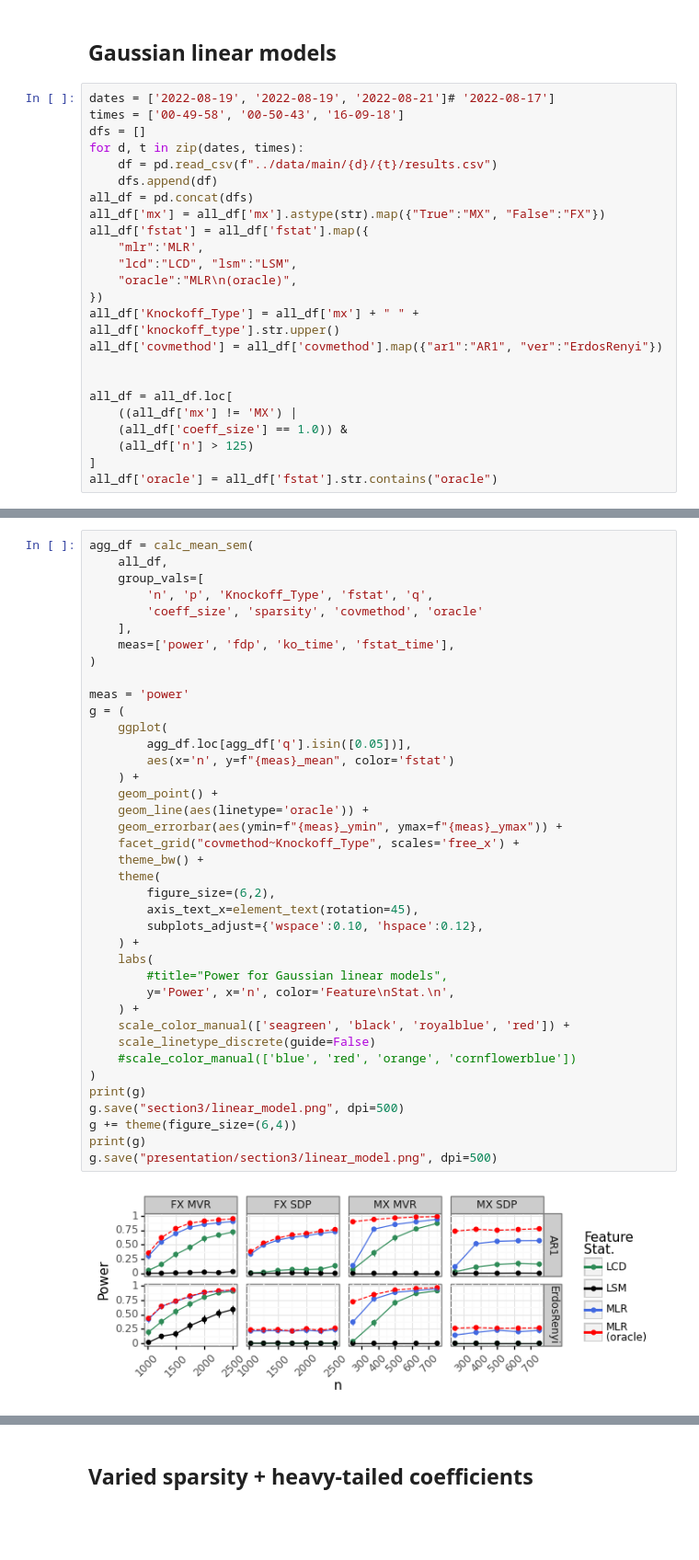
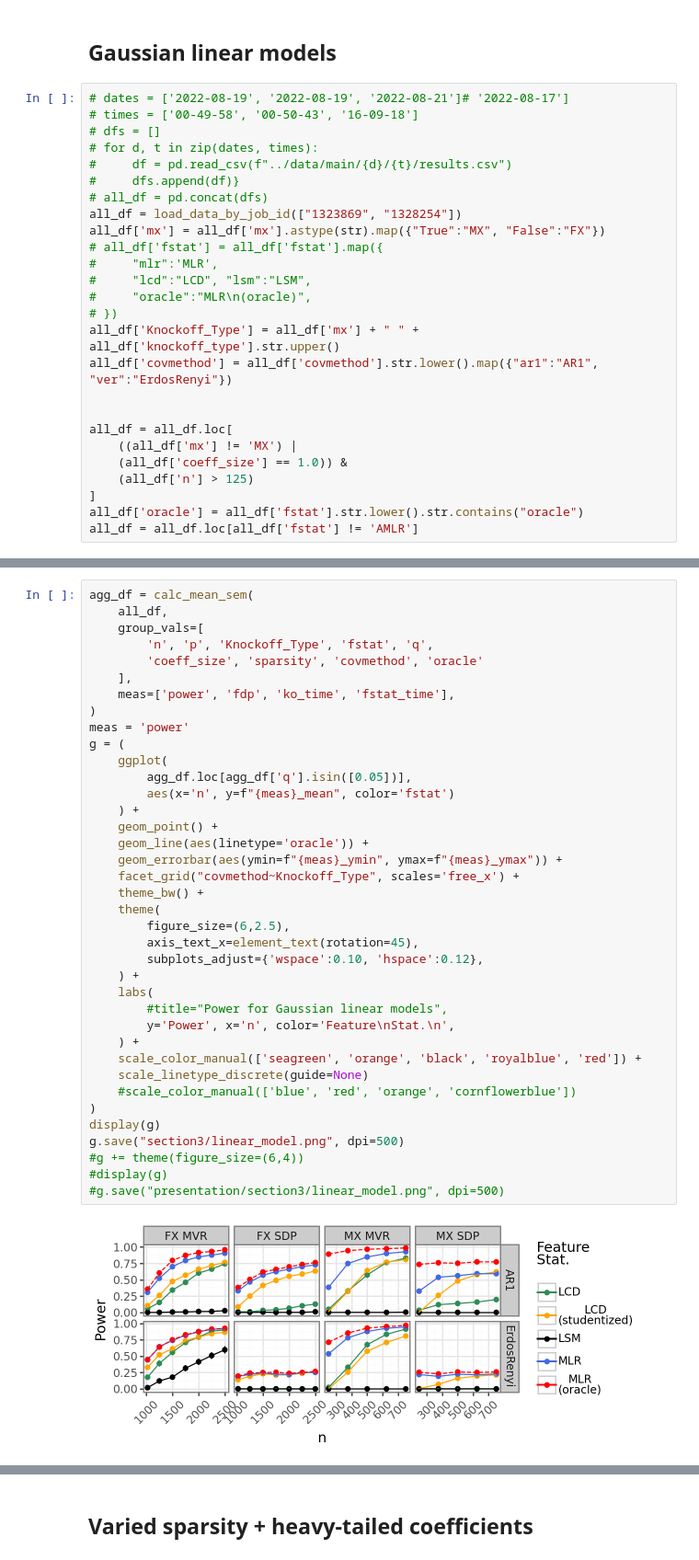
Before and after one commit to amspector100/mlr_knockoff_paper, a Jupyter notebook: final-plots/final_plots.ipynb, the cells around one changed output, grey strips where cells are left out. Shown at 92% size. Saved outputs shown, nothing was run; the diff lists cells and outputs as text; blank space fills up the shorter version.

```diff
--- a/final-plots/final_plots.ipynb
+++ b/final-plots/final_plots.ipynb
@@ -322,21 +361,22 @@ Maximum off-diagonal element is 0.024290819081908138.
 # %% [markdown]
 ## Gaussian linear models
 # %%
-dates = ['2022-08-19', '2022-08-19', '2022-08-21']# '2022-08-17']
-times = ['00-49-58', '00-50-43', '16-09-18']
-dfs = []
-for d, t in zip(dates, times):
-    df = pd.read_csv(f"../data/main/{d}/{t}/results.csv")
-    dfs.append(df)
-all_df = pd.concat(dfs)
+# dates = ['2022-08-19', '2022-08-19', '2022-08-21']# '2022-08-17']
+# times = ['00-49-58', '00-50-43', '16-09-18']
+# dfs = []
+# for d, t in zip(dates, times):
+#     df = pd.read_csv(f"../data/main/{d}/{t}/results.csv")
+#     dfs.append(df)}
+# all_df = pd.concat(dfs)
+all_df = load_data_by_job_id(["1323869", "1328254"])
 all_df['mx'] = all_df['mx'].astype(str).map({"True":"MX", "False":"FX"})
-all_df['fstat'] = all_df['fstat'].map({
-    "mlr":'MLR',
-    "lcd":"LCD", "lsm":"LSM",
-    "oracle":"MLR\n(oracle)",
-})
+# all_df['fstat'] = all_df['fstat'].map({
+#     "mlr":'MLR',
+#     "lcd":"LCD", "lsm":"LSM",
+#     "oracle":"MLR\n(oracle)",
+# })
 all_df['Knockoff_Type'] = all_df['mx'] + " " + all_df['knockoff_type'].str.upper()
-all_df['covmethod'] = all_df['covmethod'].map({"ar1":"AR1", "ver":"ErdosRenyi"})
+all_df['covmethod'] = all_df['covmethod'].str.lower().map({"ar1":"AR1", "ver":"ErdosRenyi"})
 
 
 all_df = all_df.loc[
@@ -344,4 +384,5 @@ all_df = all_df.loc[
     (all_df['coeff_size'] == 1.0)) &
     (all_df['n'] > 125)
 ]
-all_df['oracle'] = all_df['fstat'].str.contains("oracle")
+all_df['oracle'] = all_df['fstat'].str.lower().str.contains("oracle")
+all_df = all_df.loc[all_df['fstat'] != 'AMLR']
@@ -352,39 +393,38 @@ agg_df = calc_mean_sem(
     all_df,
     group_vals=[
         'n', 'p', 'Knockoff_Type', 'fstat', 'q',
         'coeff_size', 'sparsity', 'covmethod', 'oracle'
     ],
     meas=['power', 'fdp', 'ko_time', 'fstat_time'],
 )
-
 meas = 'power'
 g = (
     ggplot(
         agg_df.loc[agg_df['q'].isin([0.05])],
         aes(x='n', y=f"{meas}_mean", color='fstat')
     ) +
     geom_point() +
     geom_line(aes(linetype='oracle')) +
     geom_errorbar(aes(ymin=f"{meas}_ymin", ymax=f"{meas}_ymax")) +
     facet_grid("covmethod~Knockoff_Type", scales='free_x') +
     theme_bw() +
     theme(
-        figure_size=(6,2),
+        figure_size=(6,2.5),
         axis_text_x=element_text(rotation=45),
         subplots_adjust={'wspace':0.10, 'hspace':0.12},
     ) +
     labs(
         #title="Power for Gaussian linear models",
         y='Power', x='n', color='Feature\nStat.\n',
     ) +
-    scale_color_manual(['seagreen', 'black', 'royalblue', 'red']) +
-    scale_linetype_discrete(guide=False)
+    scale_color_manual(['seagreen', 'orange', 'black', 'royalblue', 'red']) +
+    scale_linetype_discrete(guide=None)
     #scale_color_manual(['blue', 'red', 'orange', 'cornflowerblue'])
 )
-print(g)
+display(g)
 g.save("section3/linear_model.png", dpi=500)
-g += theme(figure_size=(6,4))
-print(g)
-g.save("presentation/section3/linear_model.png", dpi=500)
+#g += theme(figure_size=(6,4))
+#display(g)
+#g.save("presentation/section3/linear_model.png", dpi=500)
 # %% [output]
-[figure, old version]
+[figure, new version]
```
Also changed, not shown: parts of 23 cells of this notebook, 3 other files.
